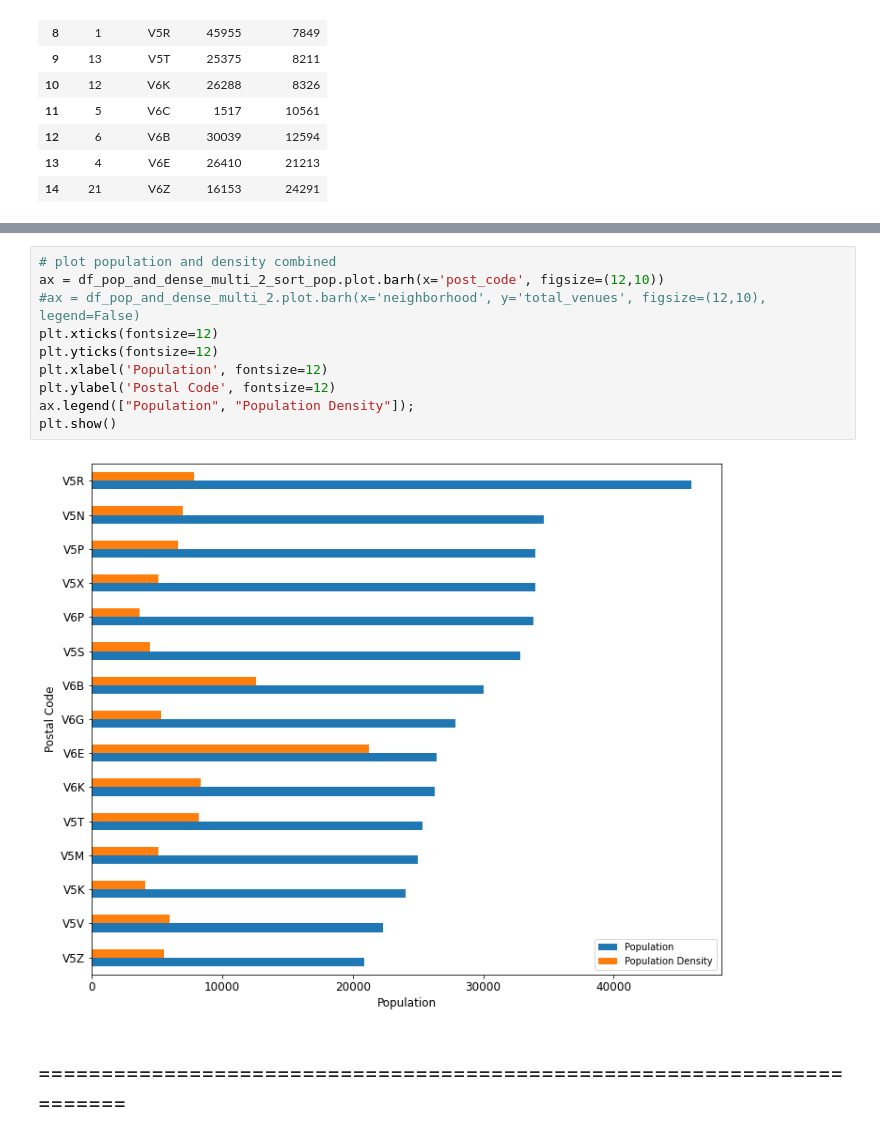
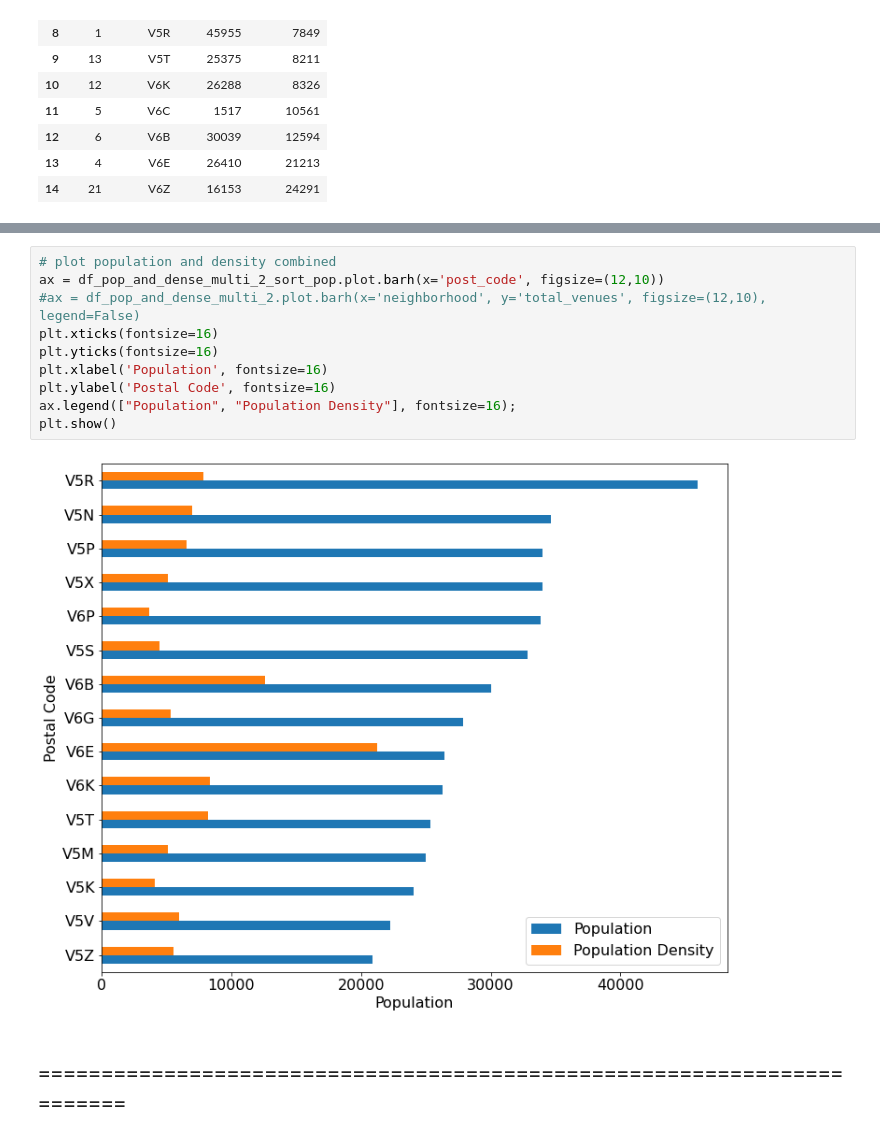
Before and after one commit to dprossi/Capstone_Project_IBM_Data_Science, a Jupyter notebook: Applied_Data_Science_Capstone_Project_Vancouver.ipynb, the cells around one changed output, grey strips where cells are left out. Drawn from its saved outputs; the diff is of its cells as text.

```diff
--- a/Applied_Data_Science_Capstone_Project_Vancouver.ipynb
+++ b/Applied_Data_Science_Capstone_Project_Vancouver.ipynb
@@ -846,15 +846,15 @@ plt.show()
 # %%
 # plot population and density combined
 ax = df_pop_and_dense_multi_2_sort_pop.plot.barh(x='post_code', figsize=(12,10))
 #ax = df_pop_and_dense_multi_2.plot.barh(x='neighborhood', y='total_venues', figsize=(12,10), legend=False)
-plt.xticks(fontsize=12)
-plt.yticks(fontsize=12)
-plt.xlabel('Population', fontsize=12)
-plt.ylabel('Postal Code', fontsize=12)
-ax.legend(["Population", "Population Density"]);
+plt.xticks(fontsize=16)
+plt.yticks(fontsize=16)
+plt.xlabel('Population', fontsize=16)
+plt.ylabel('Postal Code', fontsize=16)
+ax.legend(["Population", "Population Density"], fontsize=16);
 plt.show()
 # %% [output]
-[figure, old version]
+[figure, new version]
 # %% [markdown]
 ## =======================================================================
 # %% [markdown]
```
Also changed, not shown: parts of 14 cells of this notebook.
